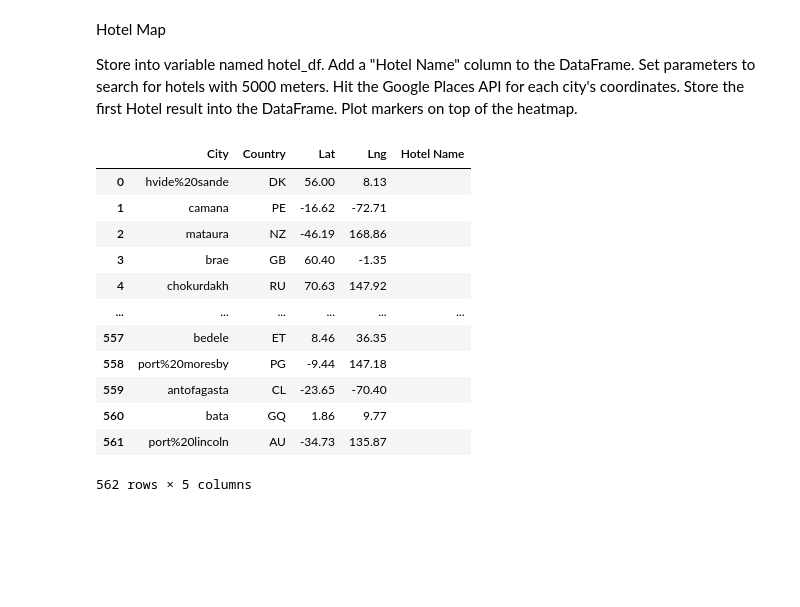
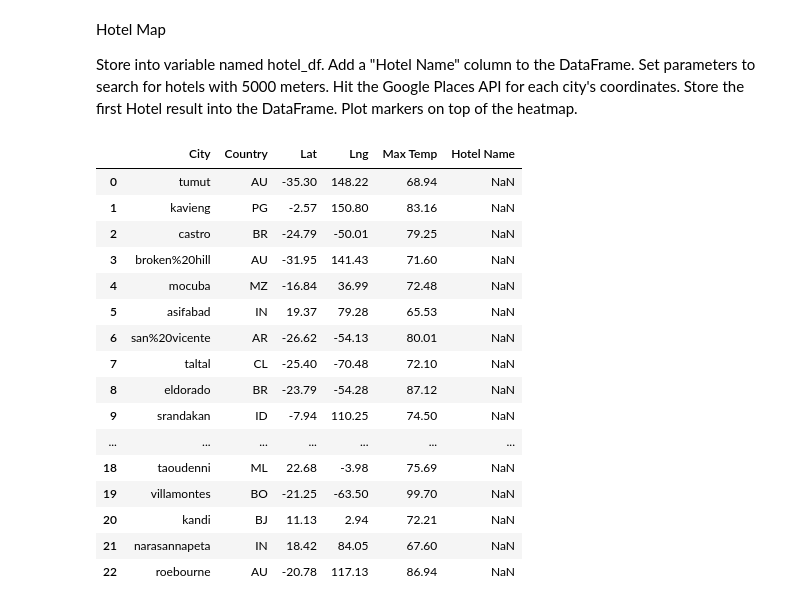
Before and after one commit to pharmon9847/python_api_challenge, a Jupyter notebook: VacationPy/VacationPy.ipynb, the cells around one changed output. Saved outputs shown, nothing was run; the diff lists cells and outputs as text; code cells hidden in the pictures; blank space fills up the shorter version.

```diff
--- a/VacationPy/VacationPy.ipynb
+++ b/VacationPy/VacationPy.ipynb
@@ -124,0 +110,14 @@ new_types_df[max_temp & wind_speed & cloudiness]
+# %%
+# Create criteria for the perfect vacation climate
+# A max temperature lower than 80 degrees but higher than 65.
+crit_temperature = weather_data['Max Temp'] < 80
+crit_temperature = weather_data['Max Temp'] > 65
+crit_windSpeed = weather_data['Wind Speed'] < 10
+crit_cloudiness = weather_data['Cloudiness'] == 0
+final_criteria = crit_temperature & crit_windSpeed & crit_cloudiness
+
+# Use boolean indexing to filter the weather_df dataframe
+ideal_weather_df = weather_data[final_criteria]
+ideal_weather_df = ideal_weather_df.dropna()
+ideal_weather_df = ideal_weather_df.reset_index()
+ideal_weather_df.head(10)
@@ -127,22 +138,24 @@ Hotel Map
 
 Store into variable named hotel_df. Add a "Hotel Name" column to the DataFrame. Set parameters to search for hotels with 5000 meters. Hit the Google Places API for each city's coordinates. Store the first Hotel result into the DataFrame. Plot markers on top of the heatmap.
 # %%
-hotel_df = pd.DataFrame(weather_data, columns=["City", "Country", "Lat", "Lng"])
-
-hotel_df["Hotel Name"] = ""
-# hotel_df["Coordinates"]=""
+# create hotel_df with hotel name column
+hotel_df = pd.DataFrame(ideal_weather_df, columns=['City', 'Country', 'Lat', 'Lng', 'Max Temp', 'Hotel Name'])
 hotel_df
 # %% [output]
-|  | City | Country | Lat | Lng | Hotel Name |
-| 0 | hvide%20sande | DK | 56.00 | 8.13 |  |
-| 1 | camana | PE | -16.62 | -72.71 |  |
-| 2 | mataura | NZ | -46.19 | 168.86 |  |
-| 3 | brae | GB | 60.40 | -1.35 |  |
-| 4 | chokurdakh | RU | 70.63 | 147.92 |  |
-| ... | ... | ... | ... | ... | ... |
-| 557 | bedele | ET | 8.46 | 36.35 |  |
-| 558 | port%20moresby | PG | -9.44 | 147.18 |  |
-| 559 | antofagasta | CL | -23.65 | -70.40 |  |
-| 560 | bata | GQ | 1.86 | 9.77 |  |
-| 561 | port%20lincoln | AU | -34.73 | 135.87 |  |
+|  | City | Country | Lat | Lng | Max Temp | Hotel Name |
+| 0 | tumut | AU | -35.30 | 148.22 | 68.94 | NaN |
+| 1 | kavieng | PG | -2.57 | 150.80 | 83.16 | NaN |
+| 2 | castro | BR | -24.79 | -50.01 | 79.25 | NaN |
+| 3 | broken%20hill | AU | -31.95 | 141.43 | 71.60 | NaN |
+| 4 | mocuba | MZ | -16.84 | 36.99 | 72.48 | NaN |
+| 5 | asifabad | IN | 19.37 | 79.28 | 65.53 | NaN |
+| 6 | san%20vicente | AR | -26.62 | -54.13 | 80.01 | NaN |
+| 7 | taltal | CL | -25.40 | -70.48 | 72.10 | NaN |
+| 8 | eldorado | BR | -23.79 | -54.28 | 87.12 | NaN |
+| 9 | srandakan | ID | -7.94 | 110.25 | 74.50 | NaN |
+| ... | ... | ... | ... | ... | ... | ... |
+| 18 | taoudenni | ML | 22.68 | -3.98 | 75.69 | NaN |
+| 19 | villamontes | BO | -21.25 | -63.50 | 99.70 | NaN |
+| 20 | kandi | BJ | 11.13 | 2.94 | 72.21 | NaN |
+| 21 | narasannapeta | IN | 18.42 | 84.05 | 67.60 | NaN |
+| 22 | roebourne | AU | -20.78 | 117.13 | 86.94 | NaN |
-562 rows × 5 columns
```
Also changed, not shown: parts of 11 cells of this notebook, 35 other files.
